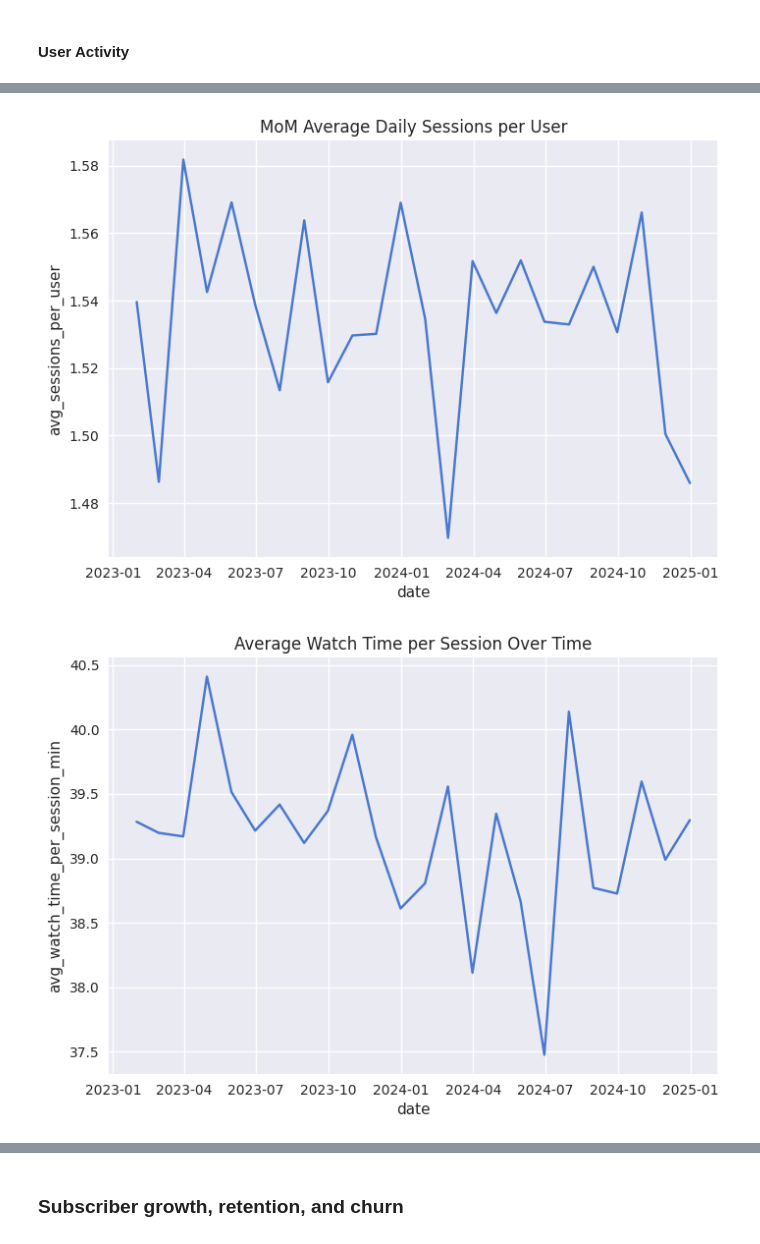
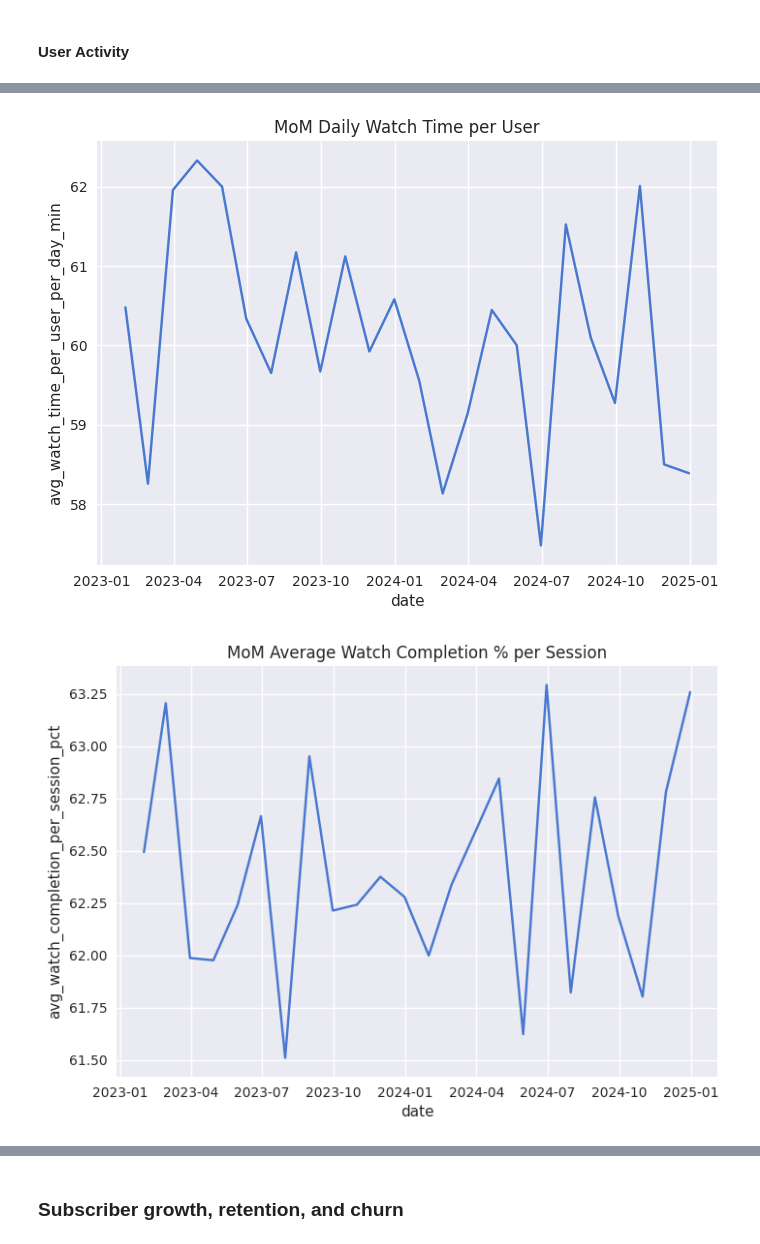
Before and after one commit to jasonho318/finance-analytics-project, a Jupyter notebook: Platform Engagement & Growth Analytics.ipynb, the cells around one changed output, grey strips where cells are left out. Drawn from its saved outputs; the diff is of its cells as text; code cells hidden in the pictures.

Commit message:
Calculate metrics for all tables, realized date logic is off

```diff
--- a/Platform Engagement & Growth Analytics.ipynb
+++ b/Platform Engagement & Growth Analytics.ipynb
@@ -789,4 +789,9 @@ df = sessions.merge(
 df = df.rename(columns={'duration_min': 'watch_duration_min', 'runtime_min' : 'content_runtime_min', 'price_ucsd' : 'plan_price_usd', 'device': 'session_device', 'content_type': 'session_content_type'})
 
 df.head()
+
+df['days_before_signup'] = (df['signup_date'] - df['date']).dt.days
+invalid = df[df['days_before_signup'] > 0]
+
+invalid['days_before_signup'].describe()
 # %% [output]
@@ -801,7 +815,7 @@ df.head()
 # %% [markdown]
 #### User Activity
 # %%
-print(df.columns)
+print(df.head())
 
 # MAU
 
@@ -828,22 +842,6 @@ MoM_avg_sessions_per_user = (
     .reset_index(name='avg_sessions_per_user')
 )
 
-sns.lineplot(data=MoM_avg_sessions_per_user, x='date', y='avg_sessions_per_user')
-plt.title('MoM Average Daily Sessions per User')
-plt.show()
-
-# MoM Average Watch time per Session
-
-MoM_avg_watch_time_per_session = (
-    df.groupby(pd.Grouper(key='date', freq='M'))['watch_duration_min']
-    .mean()
-    .reset_index(name='avg_watch_time_per_session_min')
-)
-
-sns.lineplot(data=MoM_avg_watch_time_per_session, x='date', y='avg_watch_time_per_session_min')
-plt.title('Average Watch Time per Session Over Time')
-plt.show()
-
 # MoM Average Watch time per User per day
 MoM_avg_watch_time_per_user_per_day = (
     df.groupby([pd.Grouper(key='date', freq='M'), 'user_id'])['watch_duration_min']
@@ -854,16 +852,26 @@ MoM_avg_watch_time_per_user_per_day = (
     .reset_index(name='avg_watch_time_per_user_per_day_min')
 )
 sns.lineplot(data=MoM_avg_watch_time_per_user_per_day, x='date', y='avg_watch_time_per_user_per_day_min')
-plt.title('MoM Average Watch Time per User per Day Over Time')
+plt.title('MoM Daily Watch Time per User')
 plt.show()
 
-# MoM Average Watch Completion % per Session
+# Content Completion Rate Over Time
 MoM_avg_watch_completion_per_session = (
     df.groupby(pd.Grouper(key='date', freq='M'))['watch_completion_pct']
     .mean()
-    .reset_index(name='avg_watch_completion_pct_per_session')
+    .reset_index(name='avg_watch_completion_per_session_pct')
 )
-sns.lineplot(data=MoM_avg_watch_completion_per_session, x='date', y='avg_watch_completion_pct_per_session')
-plt.title('MoM Average Watch Completion % per Session Over Time')
+sns.lineplot(data=MoM_avg_watch_completion_per_session, x='date', y='avg_watch_completion_per_session_pct')
+plt.title('MoM Average Watch Completion % per Session')
 plt.show()
+
+# MoM avg watch time per session
+MoM_avg_watch_time_per_session = (
+    df.groupby(pd.Grouper(key='date', freq='M'))['watch_duration_min']
+    .mean()
+    .reset_index(name='avg_watch_time_per_session_min')
+)
+sns.lineplot(data=MoM_avg_watch_time_per_session, x='date', y='avg_watch_time_per_session_min')
+plt.title('MoM Average Watch Time per Session')
+plt.show()
 # %% [output]
@@ -876,3 +895,3 @@ Index(['session_id', 'date', 'watch_duration_min', 'watch_completion_pct',
 [figure]
-[figure, old version]
+[figure, new version]
-[figure, old version]
+[figure, new version]
```
Also changed, not shown: parts of 11 cells of this notebook.
